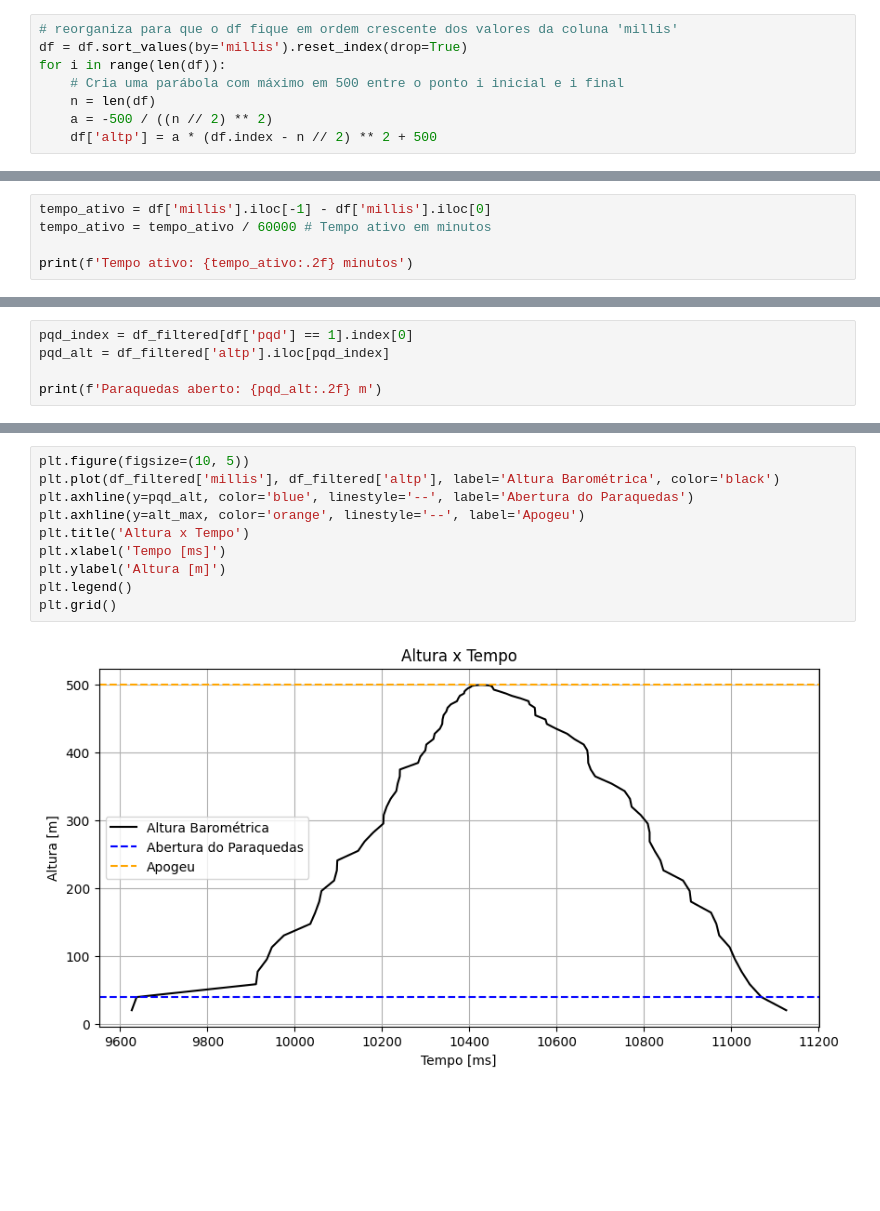
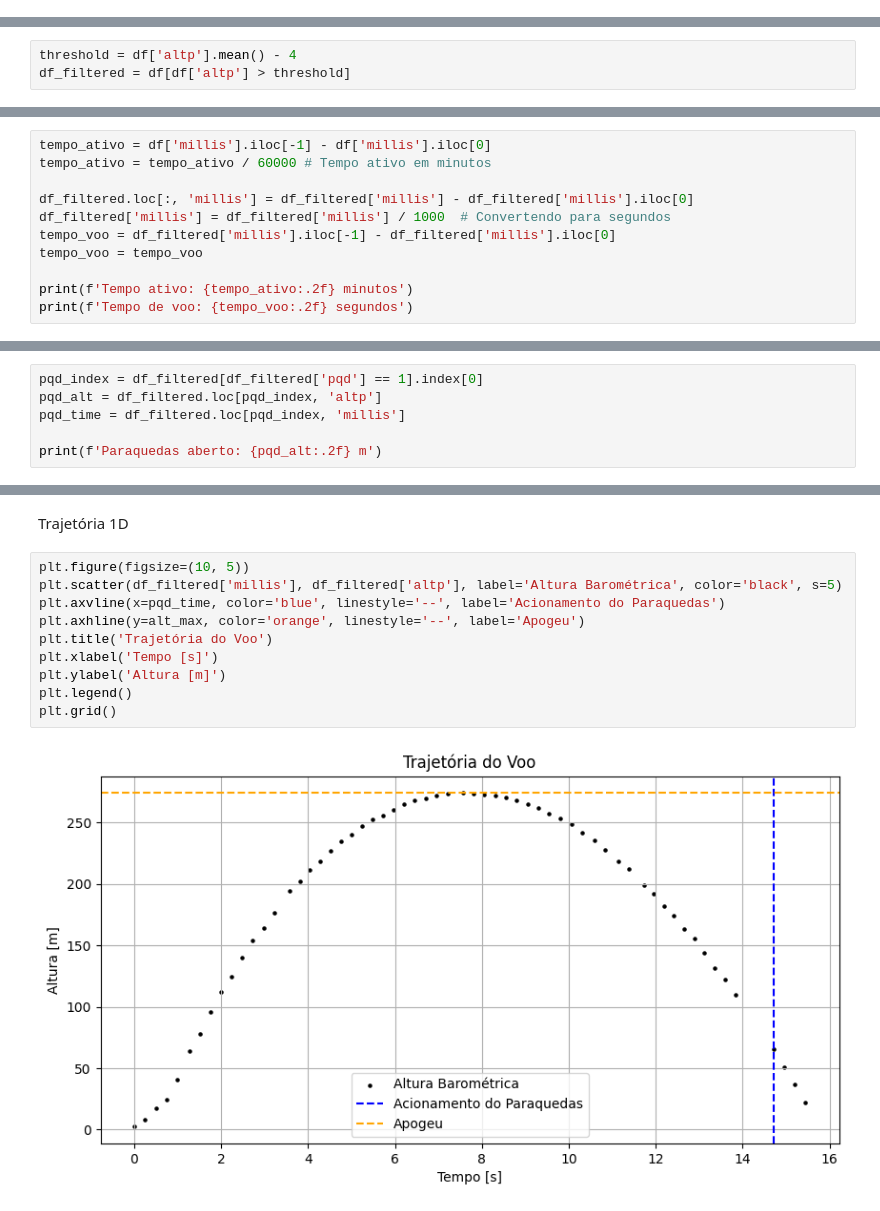
Before and after one commit to SerraRocketry/CDB, a Jupyter notebook: extras/Open csv file/OpenCSV.ipynb, the cells around one changed output, grey strips where cells are left out. Cells and saved outputs as stored; diff of their text form; blank space fills up the shorter version.

```diff
--- a/extras/Open csv file/OpenCSV.ipynb
+++ b/extras/Open csv file/OpenCSV.ipynb
@@ -22,8 +29,0 @@ df
-# %%
-# reorganiza para que o df fique em ordem crescente dos valores da coluna 'millis'
-df = df.sort_values(by='millis').reset_index(drop=True)
-for i in range(len(df)):
-    # Cria uma parábola com máximo em 500 entre o ponto i inicial e i final
-    n = len(df)
-    a = -500 / ((n // 2) ** 2)
-    df['altp'] = a * (df.index - n // 2) ** 2 + 500
@@ -29,0 +34,3 @@ for i in range(len(df)):
+# %%
+threshold = df['altp'].mean() - 4
+df_filtered = df[df['altp'] > threshold]
@@ -31,5 +42,11 @@ for i in range(len(df)):
 tempo_ativo = df['millis'].iloc[-1] - df['millis'].iloc[0]
 tempo_ativo = tempo_ativo / 60000 # Tempo ativo em minutos
 
+df_filtered.loc[:, 'millis'] = df_filtered['millis'] - df_filtered['millis'].iloc[0]
+df_filtered['millis'] = df_filtered['millis'] / 1000  # Convertendo para segundos
+tempo_voo = df_filtered['millis'].iloc[-1] - df_filtered['millis'].iloc[0]
+tempo_voo = tempo_voo
+
 print(f'Tempo ativo: {tempo_ativo:.2f} minutos')
+print(f'Tempo de voo: {tempo_voo:.2f} segundos')
 # %% [output]
@@ -61,6 +101,7 @@ Altura máxima barométrica: 500.00 m
 # %%
-pqd_index = df_filtered[df['pqd'] == 1].index[0]
-pqd_alt = df_filtered['altp'].iloc[pqd_index]
+pqd_index = df_filtered[df_filtered['pqd'] == 1].index[0]
+pqd_alt = df_filtered.loc[pqd_index, 'altp']
+pqd_time = df_filtered.loc[pqd_index, 'millis']
 
 print(f'Paraquedas aberto: {pqd_alt:.2f} m')
 # %% [output]
@@ -68,12 +111,14 @@ Paraquedas aberto: 39.20 m
+# %% [markdown]
+Trajetória 1D
 # %%
 plt.figure(figsize=(10, 5))
-plt.plot(df_filtered['millis'], df_filtered['altp'], label='Altura Barométrica', color='black')
-plt.axhline(y=pqd_alt, color='blue', linestyle='--', label='Abertura do Paraquedas')
+plt.scatter(df_filtered['millis'], df_filtered['altp'], label='Altura Barométrica', color='black', s=5)
+plt.axvline(x=pqd_time, color='blue', linestyle='--', label='Acionamento do Paraquedas')
 plt.axhline(y=alt_max, color='orange', linestyle='--', label='Apogeu')
-plt.title('Altura x Tempo')
-plt.xlabel('Tempo [ms]')
+plt.title('Trajetória do Voo')
+plt.xlabel('Tempo [s]')
 plt.ylabel('Altura [m]')
 plt.legend()
 plt.grid()
 # %% [output]
-[figure, old version]
+[figure, new version]
```
Also changed, not shown: parts of 33 cells of this notebook, 39 other files.
